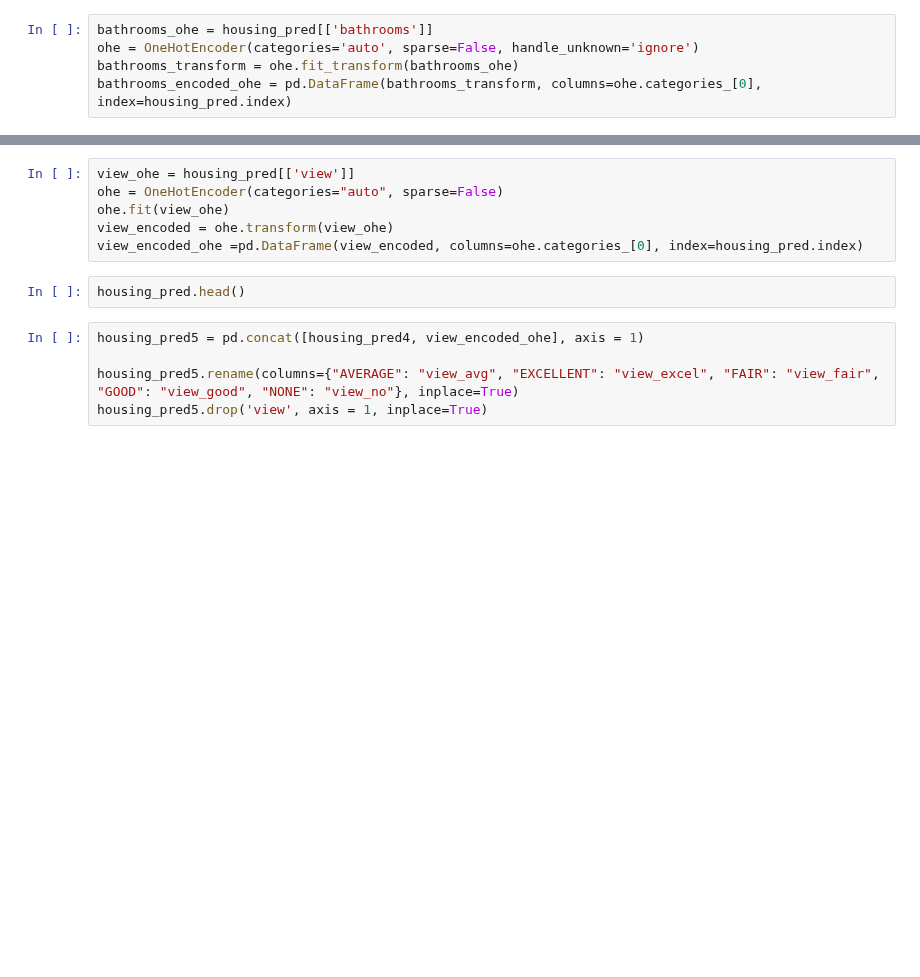
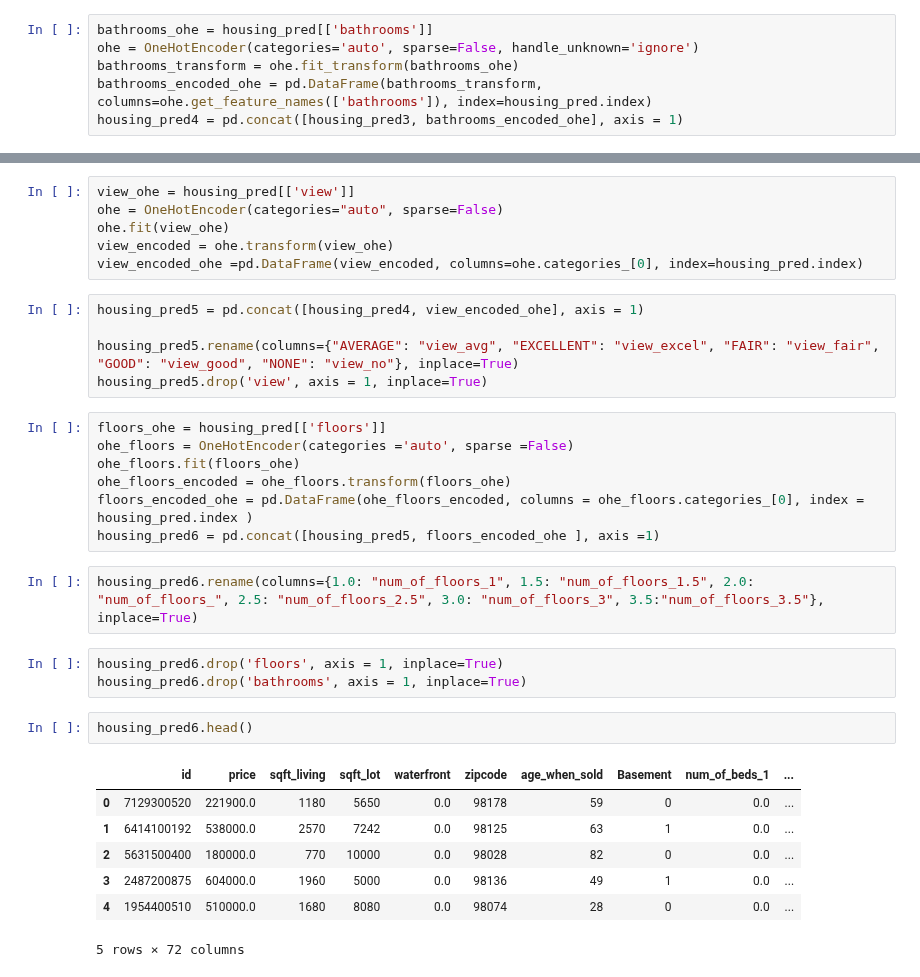
Before and after one commit to kangjw1208/King-Country-Real-Estate, a Jupyter notebook: Final-Copy1-Roger.ipynb, the cells around one changed output, grey strips where cells are left out. Drawn from its saved outputs; the diff is of its cells as text; blank space fills up the shorter version.

```diff
--- a/Final-Copy1-Roger.ipynb
+++ b/Final-Copy1-Roger.ipynb
@@ -258,6 +224,7 @@ housing_pred3.drop('bedrooms', axis = 1, inplace=True)
 bathrooms_ohe = housing_pred[['bathrooms']]
 ohe = OneHotEncoder(categories='auto', sparse=False, handle_unknown='ignore')
 bathrooms_transform = ohe.fit_transform(bathrooms_ohe)
-bathrooms_encoded_ohe = pd.DataFrame(bathrooms_transform, columns=ohe.categories_[0], index=housing_pred.index)
+bathrooms_encoded_ohe = pd.DataFrame(bathrooms_transform, columns=ohe.get_feature_names(['bathrooms']), index=housing_pred.index)
+housing_pred4 = pd.concat([housing_pred3, bathrooms_encoded_ohe], axis = 1)
 # %%
 housing_pred4 = pd.concat([housing_pred3, bathrooms_encoded_ohe], axis = 1)
@@ -309,11 +240,31 @@ ohe = OneHotEncoder(categories="auto", sparse=False)
 ohe.fit(view_ohe)
 view_encoded = ohe.transform(view_ohe)
 view_encoded_ohe =pd.DataFrame(view_encoded, columns=ohe.categories_[0], index=housing_pred.index)
-# %%
-housing_pred.head()
 # %%
 housing_pred5 = pd.concat([housing_pred4, view_encoded_ohe], axis = 1)
 
 housing_pred5.rename(columns={"AVERAGE": "view_avg", "EXCELLENT": "view_excel", "FAIR": "view_fair", "GOOD": "view_good", "NONE": "view_no"}, inplace=True)
 housing_pred5.drop('view', axis = 1, inplace=True)
+# %%
+floors_ohe = housing_pred[['floors']]
+ohe_floors = OneHotEncoder(categories ='auto', sparse =False)
+ohe_floors.fit(floors_ohe)
+ohe_floors_encoded = ohe_floors.transform(floors_ohe)
+floors_encoded_ohe = pd.DataFrame(ohe_floors_encoded, columns = ohe_floors.categories_[0], index = housing_pred.index )
+housing_pred6 = pd.concat([housing_pred5, floors_encoded_ohe ], axis =1)
+# %%
+housing_pred6.rename(columns={1.0: "num_of_floors_1", 1.5: "num_of_floors_1.5", 2.0: "num_of_floors_", 2.5: "num_of_floors_2.5", 3.0: "num_of_floors_3", 3.5:"num_of_floors_3.5"}, inplace=True)
+# %%
+housing_pred6.drop('floors', axis = 1, inplace=True)
+housing_pred6.drop('bathrooms', axis = 1, inplace=True)
+# %%
+housing_pred6.head()
+# %% [output]
+|  | id | price | sqft_living | sqft_lot | waterfront | zipcode | age_when_sold | Basement | num_of_beds_1 | ... |
+| 0 | 7129300520 | 221900.0 | 1180 | 5650 | 0.0 | 98178 | 59 | 0 | 0.0 | ... |
+| 1 | 6414100192 | 538000.0 | 2570 | 7242 | 0.0 | 98125 | 63 | 1 | 0.0 | ... |
+| 2 | 5631500400 | 180000.0 | 770 | 10000 | 0.0 | 98028 | 82 | 0 | 0.0 | ... |
+| 3 | 2487200875 | 604000.0 | 1960 | 5000 | 0.0 | 98136 | 49 | 1 | 0.0 | ... |
+| 4 | 1954400510 | 510000.0 | 1680 | 8080 | 0.0 | 98074 | 28 | 0 | 0.0 | ... |
+5 rows × 72 columns
 # %%
```
Also changed, not shown: parts of 15 cells of this notebook.
